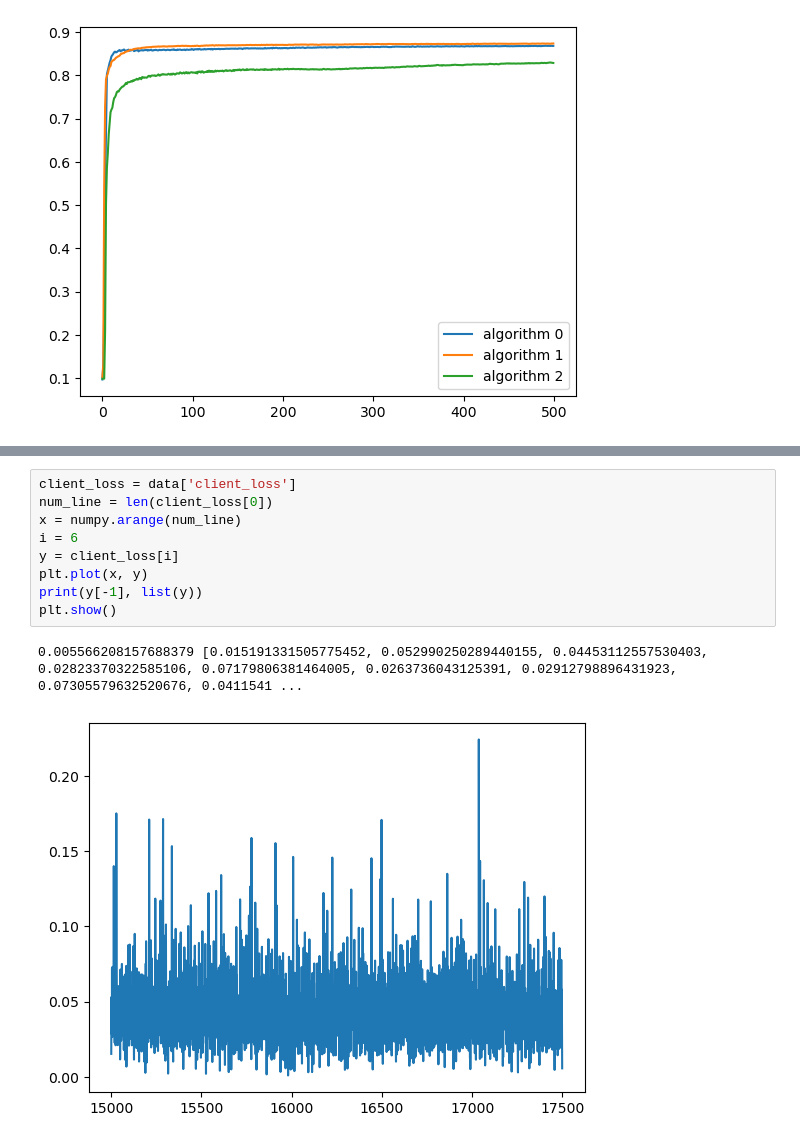
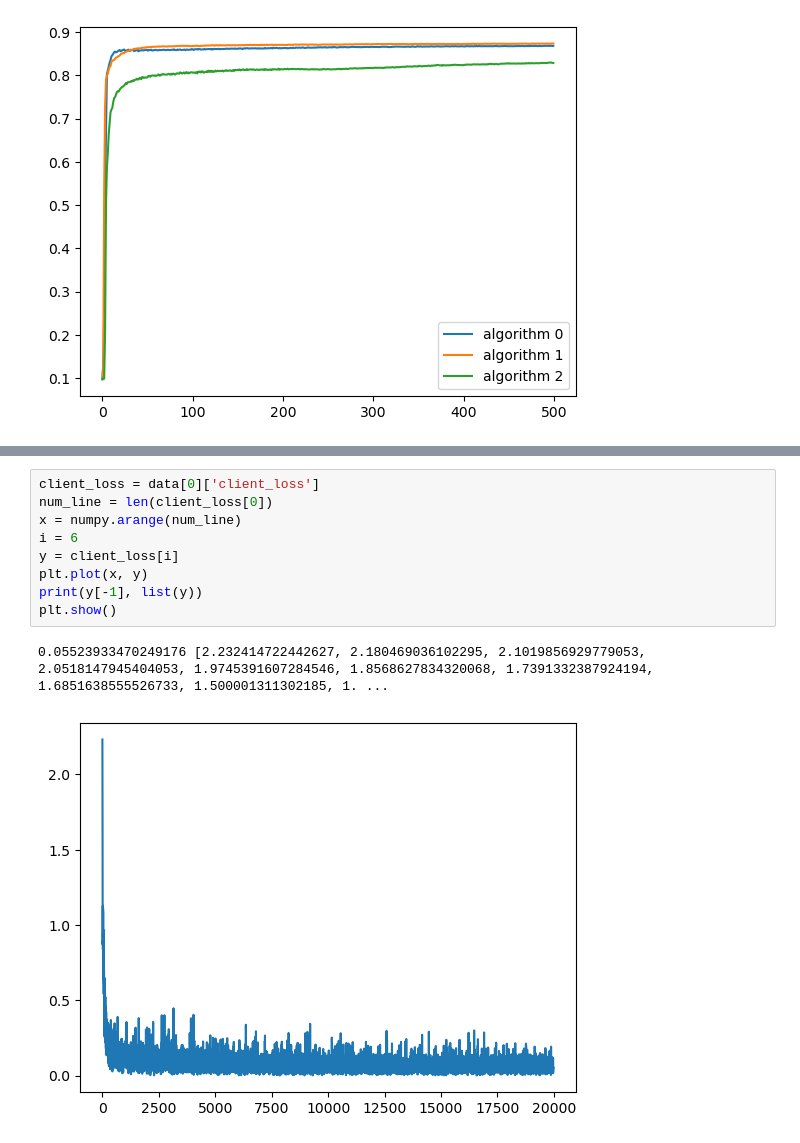
Before and after one commit to Haifeng-Dai/hybrid_fed, a Jupyter notebook: plot.ipynb, the cells around one changed output, grey strips where cells are left out. Cells and saved outputs as stored; diff of their text form.

```diff
--- a/plot.ipynb
+++ b/plot.ipynb
@@ -74,13 +82,13 @@ KeyError: 'client_acc'
 # %%
-client_loss = data['client_loss']
+client_loss = data[0]['client_loss']
 num_line = len(client_loss[0])
 x = numpy.arange(num_line)
 i = 6
 y = client_loss[i]
 plt.plot(x, y)
 print(y[-1], list(y))
 plt.show()
 # %% [output]
-0.005566208157688379 [0.015191331505775452, 0.052990250289440155, 0.04453112557530403, 0.02823370322585106, 0.07179806381464005, 0.0263736043125391, 0.02912798896431923, 0.07305579632520676, 0.0411541 ...
+0.05523933470249176 [2.232414722442627, 2.180469036102295, 2.1019856929779053, 2.0518147945404053, 1.9745391607284546, 1.8568627834320068, 1.7391332387924194, 1.6851638555526733, 1.500001311302185, 1. ...
-[figure, old version]
+[figure, new version]
 # %%
```
Also changed, not shown: parts of 4 cells of this notebook, 26 other files.
